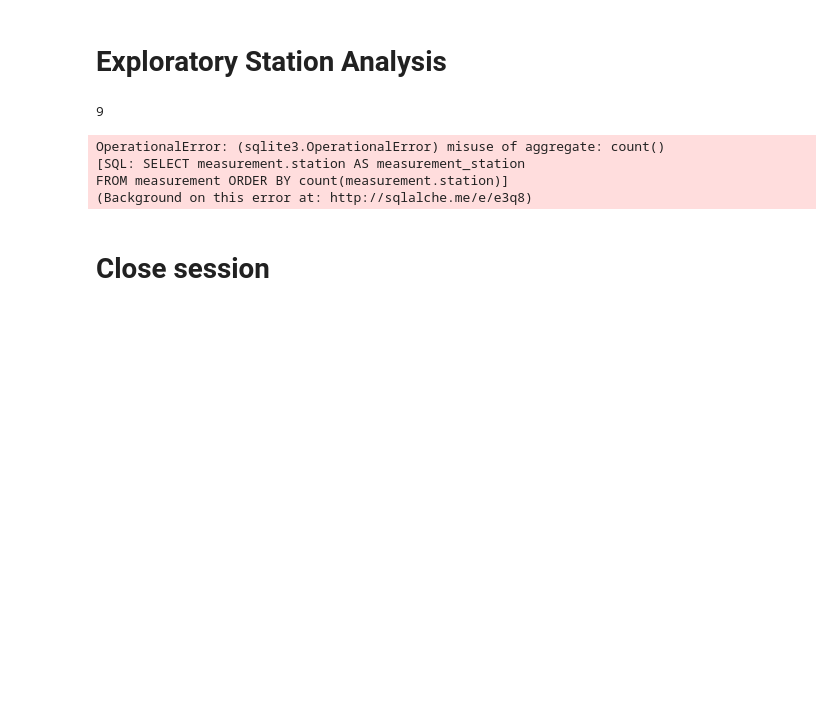
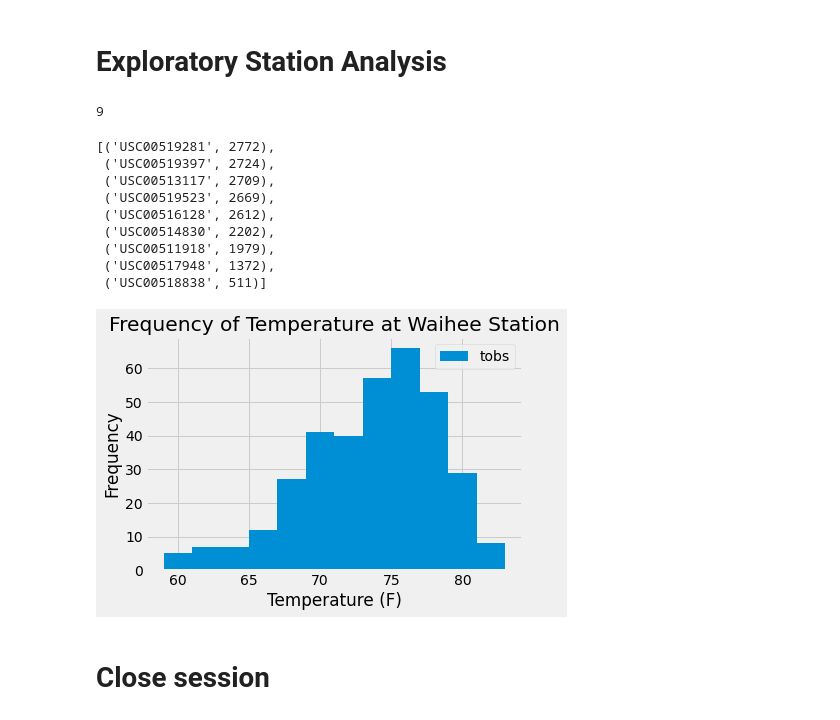
Before and after one commit to ashleighdevito/sqlalchemy-challenge, a Jupyter notebook: Analysis/climate_starter.ipynb, the cells around one changed output. Drawn from its saved outputs; the diff is of its cells as text; code cells hidden in the pictures; blank space fills up the shorter version.

Commit message:
through histogram

```diff
--- a/Analysis/climate_starter.ipynb
+++ b/Analysis/climate_starter.ipynb
@@ -121,18 +121,37 @@ session.query(Station.station).count()
 # %%
 # Design a query to find the most active stations (i.e. what stations have the most rows?)
 # List the stations and the counts in descending order.
-session.query(Measurement.station).\
-    order_by(func.count(Measurement.station)).all()
+session.query(Measurement.station, func.count(Measurement.station)).\
+    group_by(Measurement.station).\
+    order_by(func.count(Measurement.station).desc()).all()
 # %% [output]
-OperationalError: (sqlite3.OperationalError) misuse of aggregate: count()
-[SQL: SELECT measurement.station AS measurement_station
-FROM measurement ORDER BY count(measurement.station)]
-(Background on this error at: http://sqlalche.me/e/e3q8)
+[('USC00519281', 2772),
+ ('USC00519397', 2724),
+ ('USC00513117', 2709),
+ ('USC00519523', 2669),
+ ('USC00516128', 2612),
+ ('USC00514830', 2202),
+ ('USC00511918', 1979),
+ ('USC00517948', 1372),
+ ('USC00518838', 511)]
 # %%
 # Using the most active station id from the previous query, calculate the lowest, highest, and average temperature.
 # %%
 # Using the most active station id
 # Query the last 12 months of temperature observation data for this station and plot the results as a histogram
+
+temperature = session.query(Measurement.station, Measurement.date, Measurement.tobs).\
+    filter(Measurement.station == 'USC00519281').\
+    filter(Measurement.date <= recent_date).\
+    filter(Measurement.date >= query_date).all()
+
+active_temperature = pd.DataFrame(temperature).set_index('date')
+
+ax = active_temperature.plot.hist(bins=12, title = "Frequency of Temperature at Waihee Station")
+ax.set_xlabel('Temperature (F)')
+plt.show()
+# %% [output]
+[figure, added]
 # %% [markdown]
 # Close session
 # %%
```
